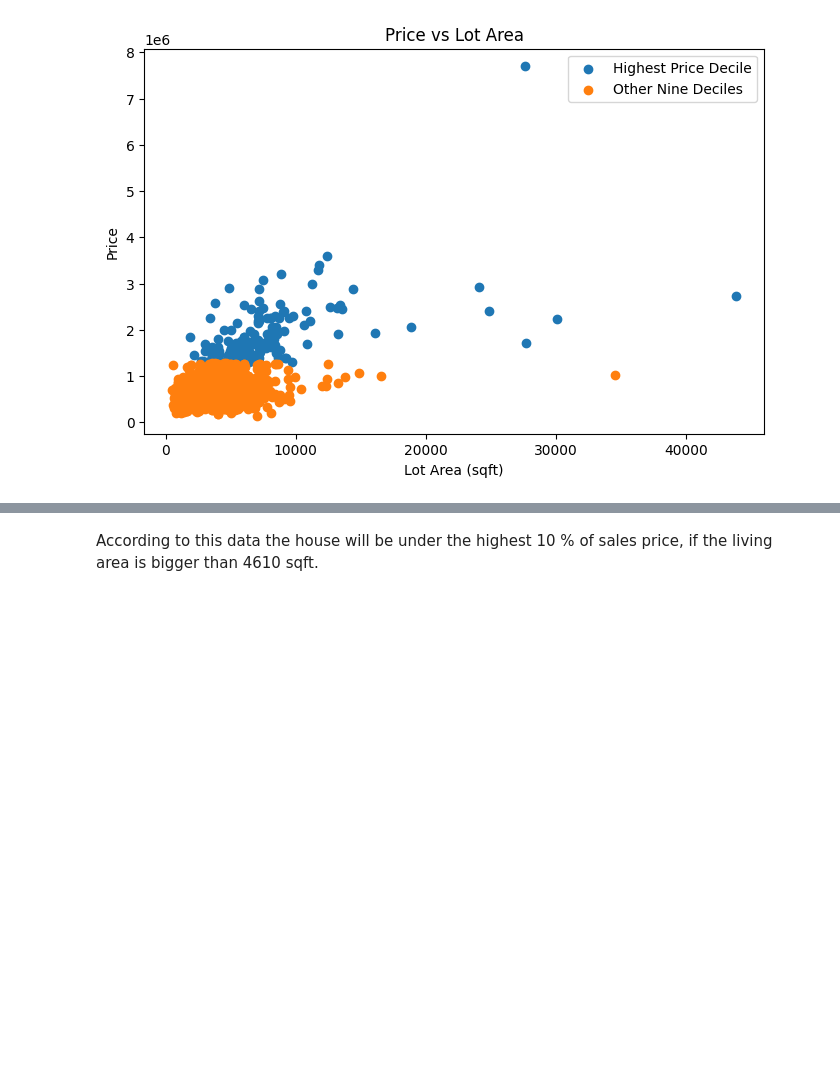
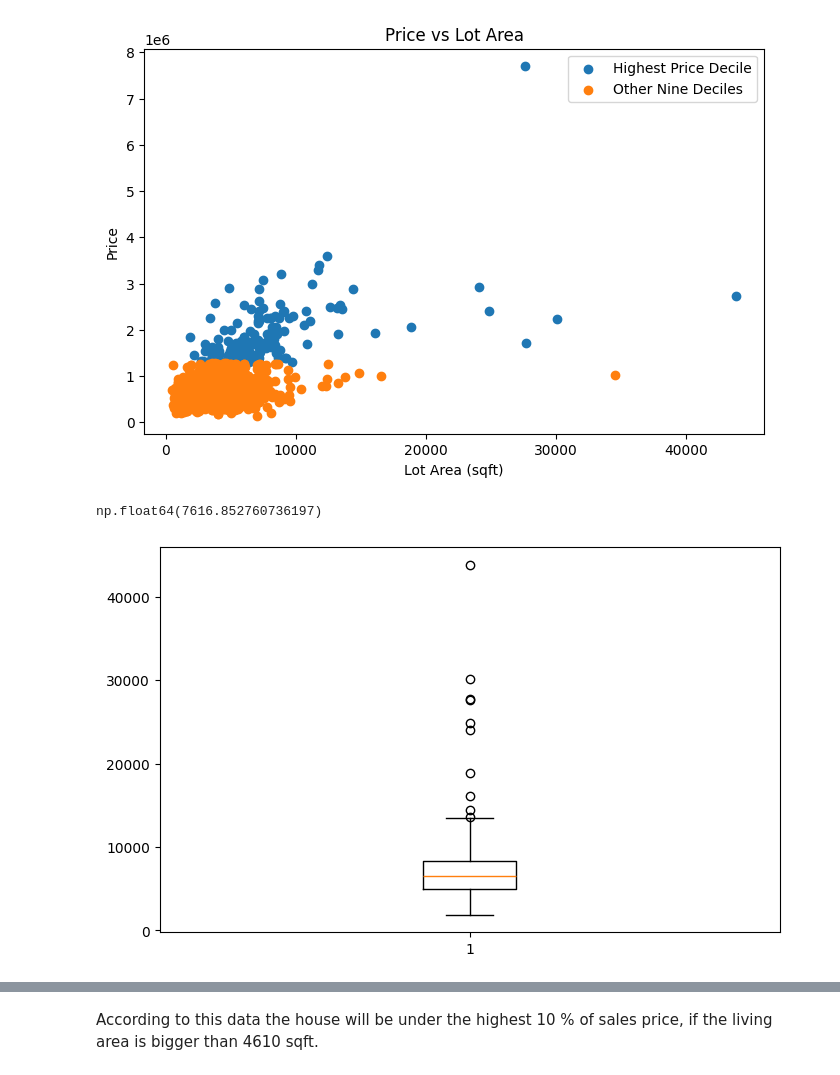
Before and after one commit to xMax991/EDA-Project, a Jupyter notebook: EDA.ipynb, the cells around one changed output, grey strips where cells are left out. Saved outputs shown, nothing was run; the diff lists cells and outputs as text; code cells hidden in the pictures; blank space fills up the shorter version.

```diff
--- a/EDA.ipynb
+++ b/EDA.ipynb
@@ -638,6 +673,12 @@ plt.legend(['Highest Price Decile', 'Other Nine Deciles'])
 # %% [output]
 <matplotlib.legend.Legend at 0x...>
 [figure]
+# %%
+plt.boxplot(highest_price_decile['sqft_lot'])
+highest_price_decile.sqft_lot.mean()
+# %% [output]
+np.float64(7616.852760736197)
+[figure, added]
 # %%
 other_nine_deciles.sort_values('sqft_living', ascending=False).head(10)
 # %% [output]
```
Also changed, not shown: parts of 24 cells of this notebook, 2 other files.
